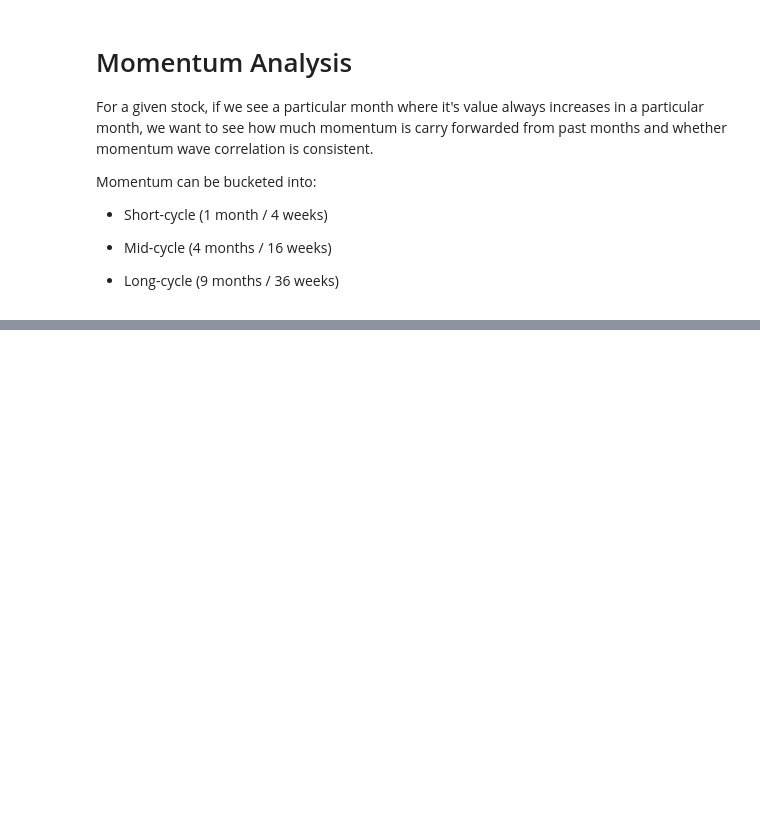
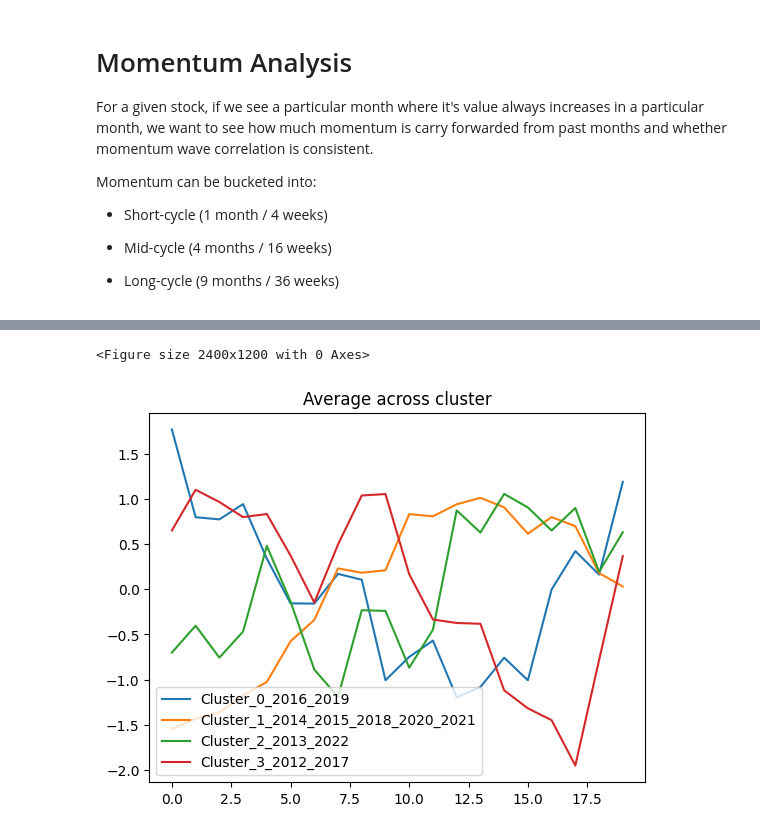
Before and after one commit to 345ishaan/algorithmic_trading, a Jupyter notebook: Stock_Mode_Analysis.ipynb, the cells around one changed output, grey strips where cells are left out. Saved outputs shown, nothing was run; the diff lists cells and outputs as text; code cells hidden in the pictures; blank space fills up the shorter version.

```diff
--- a/Stock_Mode_Analysis.ipynb
+++ b/Stock_Mode_Analysis.ipynb
@@ -227,0 +291,33 @@ short_momentum = get_past_week_momentum(stock='TORNTPHARM.NS', num_before_weeks=
+# %%
+def cluster_time_series(n_clusters, X_train, y_train, plot):
+  model = TimeSeriesKMeans(n_clusters=4,
+            n_init=2,
+            metric="dtw",
+            verbose=False,
+            max_iter_barycenter=10,tol=1e-4,
+            random_state=77,n_jobs=-1)
+  labels= model.fit_predict(X_train)
+  if plot:
+    plt.figure(figsize=(16, 8), dpi=150)
+    col_map = {}
+    clusters = pd.DataFrame()
+    for i in range(n_clusters):
+      X_ = X_train[labels == i]
+      if len(X_):
+        years = '_'.join(y_train[labels==i].squeeze().tolist())
+        cluster_name = f'Cluster_{i}_{years}'
+        clusters[cluster_name] = X_.mean(axis=0).squeeze()
+    clusters.plot(title='Average across cluster')
+    plt.legend()
+  return model
+# %%
+short_momentum_np = np.array(list(map(lambda x : short_momentum[x]['metric'], short_momentum)))
+mid_momentum_np = np.array(list(map(lambda x : mid_momentum[x]['metric'], mid_momentum)))
+large_momentum_np = np.array(list(map(lambda x : large_momentum[x]['metric'], large_momentum)))
+# %%
+short_cluster = cluster_time_series(n_clusters=4, X_train=np.expand_dims(short_momentum_np, axis=2),
+                                    y_train=np.expand_dims(np.array(list(map(lambda x : str(x), range(2012, 2023)))), axis=1),
+                                    plot=True)
+# %% [output]
+<Figure size 2400x1200 with 0 Axes>
+[figure, added]
```
Also changed, not shown: parts of 15 cells of this notebook.
